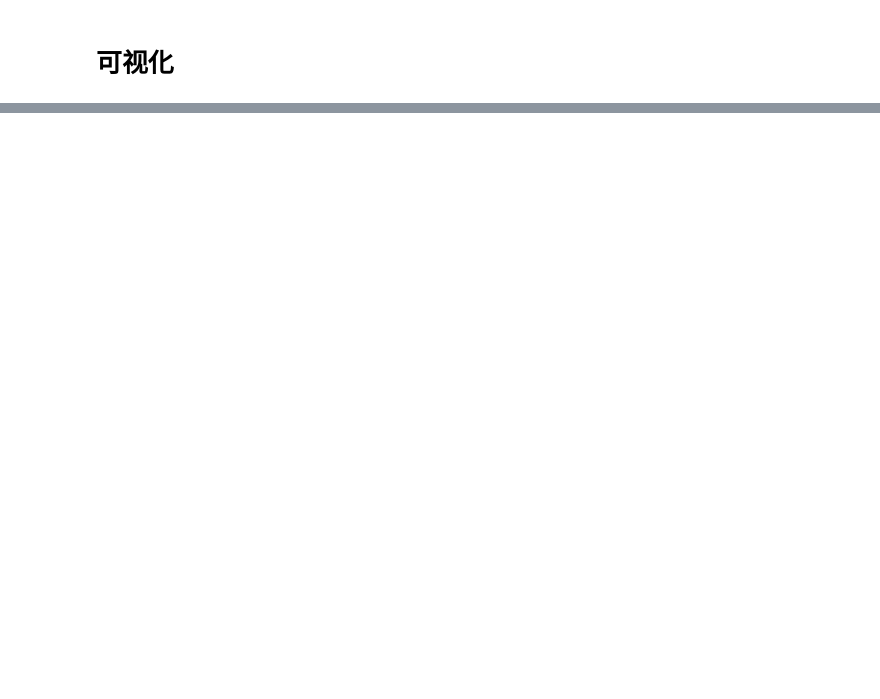
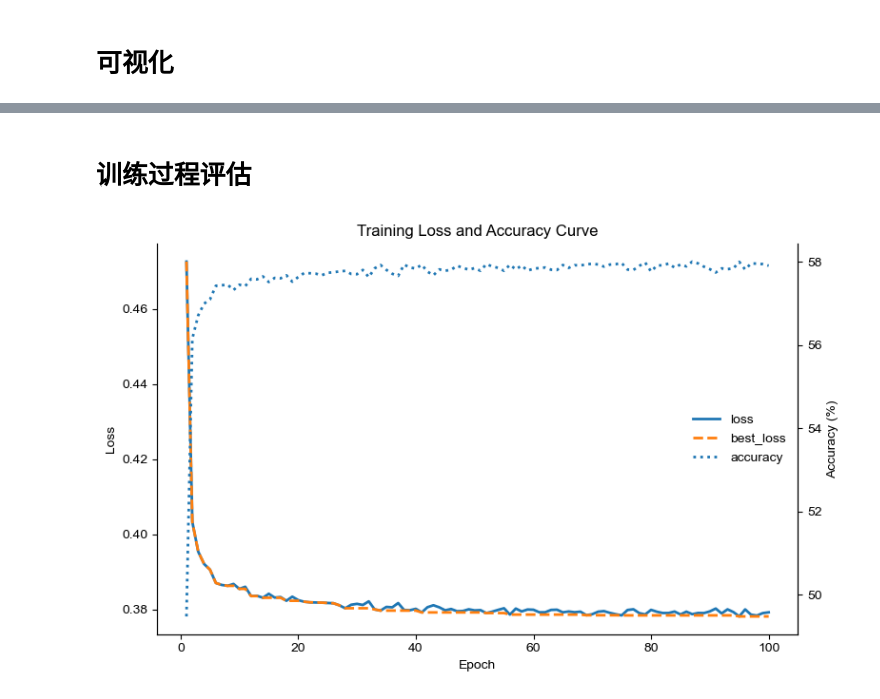
Before and after one commit to hwr9912/SpatialID, a Jupyter notebook: train.ipynb, the cells around one changed output, grey strips where cells are left out. Drawn from its saved outputs; the diff is of its cells as text; code cells hidden in the pictures; blank space fills up the shorter version.

```diff
--- a/train.ipynb
+++ b/train.ipynb
@@ -397,0 +240,39 @@ KeyError: 'celltype_pred'
+# %% [markdown]
+# 训练过程评估
+# %%
+import pandas as pd
+import matplotlib.pyplot as plt
+
+df = pd.read_csv("D:/Python/SpatialID/spatialid_output/train_history.csv")
+df["time"] = pd.to_datetime(df["time"])
+
+plt.rcParams["font.sans-serif"] = ["Arial"]
+plt.rcParams["axes.unicode_minus"] = False
+
+fig, ax1 = plt.subplots(figsize=(8, 5))
+
+# 左轴：loss
+ax1.plot(df["epoch"], df["loss"], label="loss", linewidth=2)
+ax1.plot(df["epoch"], df["best_loss"], label="best_loss", linewidth=2, linestyle="--")
+ax1.set_xlabel("Epoch")
+ax1.set_ylabel("Loss")
+
+# 右轴：accuracy
+ax2 = ax1.twinx()
+ax2.plot(df["epoch"], df["acc"], label="accuracy", linewidth=2, linestyle=":")
+ax2.set_ylabel("Accuracy (%)")
+
+# 合并图例
+lines_1, labels_1 = ax1.get_legend_handles_labels()
+lines_2, labels_2 = ax2.get_legend_handles_labels()
+ax1.legend(lines_1 + lines_2, labels_1 + labels_2, frameon=False, loc="center right")
+
+ax1.set_title("Training Loss and Accuracy Curve")
+
+ax1.spines["top"].set_visible(False)
+ax2.spines["top"].set_visible(False)
+
+plt.tight_layout()
+plt.show()
+# %% [output]
+[figure, added]
```
Also changed, not shown: parts of 11 cells of this notebook, 20 other files.
